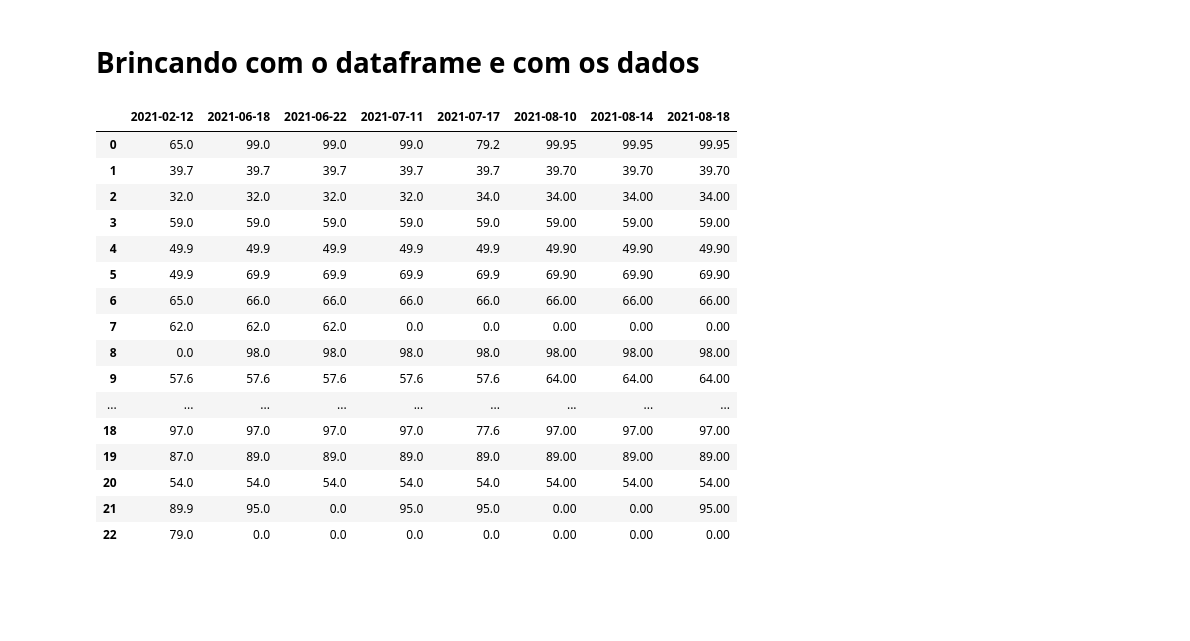
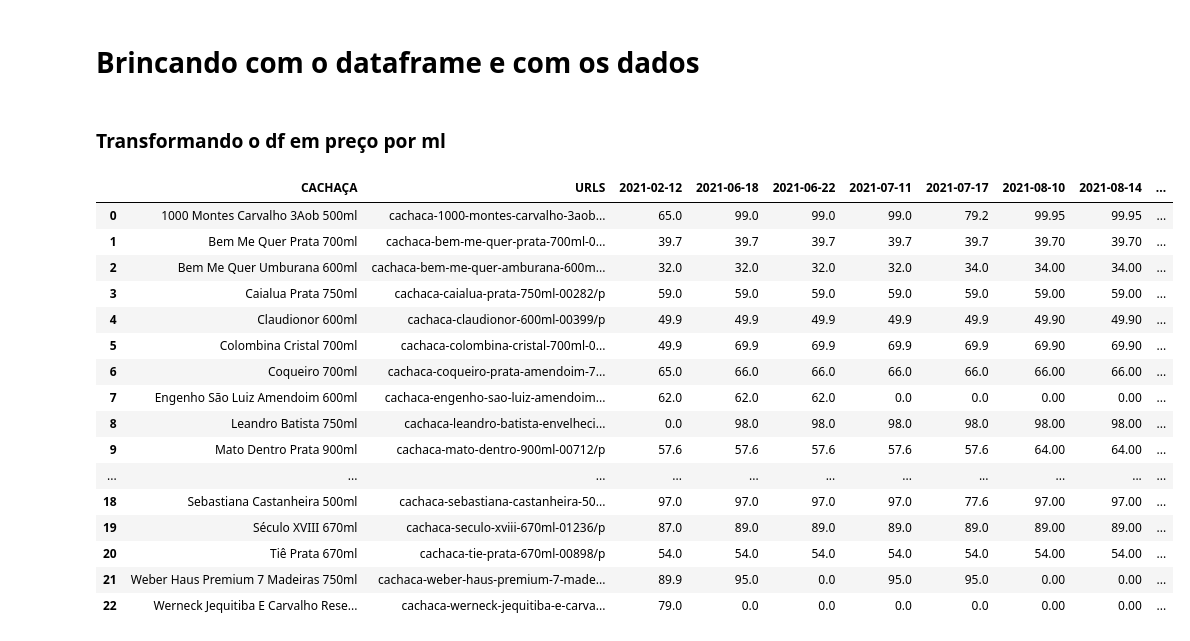
Before and after one commit to d-nct/cachaca, a Jupyter notebook: Cachaça.ipynb, the cells around one changed output. Drawn from its saved outputs; the diff is of its cells as text; code cells hidden in the pictures; blank space fills up the shorter version.

```diff
--- a/Cachaça.ipynb
+++ b/Cachaça.ipynb
@@ -54,24 +60,25 @@ KeyboardInterrupt:
 ----------
 # %% [markdown]
 # Brincando com o dataframe e com os dados
-# %%
-coração = escavador.coração()
-coração
-# %% [output]
-|  | 2021-02-12 | 2021-06-18 | 2021-06-22 | 2021-07-11 | 2021-07-17 | 2021-08-10 | 2021-08-14 | 2021-08-18 |
-| 0 | 65.0 | 99.0 | 99.0 | 99.0 | 79.2 | 99.95 | 99.95 | 99.95 |
-| 1 | 39.7 | 39.7 | 39.7 | 39.7 | 39.7 | 39.70 | 39.70 | 39.70 |
-| 2 | 32.0 | 32.0 | 32.0 | 32.0 | 34.0 | 34.00 | 34.00 | 34.00 |
-| 3 | 59.0 | 59.0 | 59.0 | 59.0 | 59.0 | 59.00 | 59.00 | 59.00 |
-| 4 | 49.9 | 49.9 | 49.9 | 49.9 | 49.9 | 49.90 | 49.90 | 49.90 |
-| 5 | 49.9 | 69.9 | 69.9 | 69.9 | 69.9 | 69.90 | 69.90 | 69.90 |
-| 6 | 65.0 | 66.0 | 66.0 | 66.0 | 66.0 | 66.00 | 66.00 | 66.00 |
-| 7 | 62.0 | 62.0 | 62.0 | 0.0 | 0.0 | 0.00 | 0.00 | 0.00 |
-| 8 | 0.0 | 98.0 | 98.0 | 98.0 | 98.0 | 98.00 | 98.00 | 98.00 |
-| 9 | 57.6 | 57.6 | 57.6 | 57.6 | 57.6 | 64.00 | 64.00 | 64.00 |
-| ... | ... | ... | ... | ... | ... | ... | ... | ... |
-| 18 | 97.0 | 97.0 | 97.0 | 97.0 | 77.6 | 97.00 | 97.00 | 97.00 |
-| 19 | 87.0 | 89.0 | 89.0 | 89.0 | 89.0 | 89.00 | 89.00 | 89.00 |
-| 20 | 54.0 | 54.0 | 54.0 | 54.0 | 54.0 | 54.00 | 54.00 | 54.00 |
-| 21 | 89.9 | 95.0 | 0.0 | 95.0 | 95.0 | 0.00 | 0.00 | 95.00 |
-| 22 | 79.0 | 0.0 | 0.0 | 0.0 | 0.0 | 0.00 | 0.00 | 0.00 |
+# %% [markdown]
+### Transformando o df em preço por ml
+# %%
+escavador.filtro_repetidas()
+# %% [output]
+|  | CACHAÇA | URLS | 2021-02-12 | 2021-06-18 | 2021-06-22 | 2021-07-11 | 2021-07-17 | 2021-08-10 | 2021-08-14 | ... |
+| 0 | 1000 Montes Carvalho 3Aob 500ml | cachaca-1000-montes-carvalho-3aob... | 65.0 | 99.0 | 99.0 | 99.0 | 79.2 | 99.95 | 99.95 | ... |
+| 1 | Bem Me Quer Prata 700ml | cachaca-bem-me-quer-prata-700ml-0... | 39.7 | 39.7 | 39.7 | 39.7 | 39.7 | 39.70 | 39.70 | ... |
+| 2 | Bem Me Quer Umburana 600ml | cachaca-bem-me-quer-amburana-600m... | 32.0 | 32.0 | 32.0 | 32.0 | 34.0 | 34.00 | 34.00 | ... |
+| 3 | Caialua Prata 750ml | cachaca-caialua-prata-750ml-00282/p | 59.0 | 59.0 | 59.0 | 59.0 | 59.0 | 59.00 | 59.00 | ... |
+| 4 | Claudionor 600ml | cachaca-claudionor-600ml-00399/p | 49.9 | 49.9 | 49.9 | 49.9 | 49.9 | 49.90 | 49.90 | ... |
+| 5 | Colombina Cristal 700ml | cachaca-colombina-cristal-700ml-0... | 49.9 | 69.9 | 69.9 | 69.9 | 69.9 | 69.90 | 69.90 | ... |
+| 6 | Coqueiro 700ml | cachaca-coqueiro-prata-amendoim-7... | 65.0 | 66.0 | 66.0 | 66.0 | 66.0 | 66.00 | 66.00 | ... |
+| 7 | Engenho São Luiz Amendoim 600ml | cachaca-engenho-sao-luiz-amendoim... | 62.0 | 62.0 | 62.0 | 0.0 | 0.0 | 0.00 | 0.00 | ... |
+| 8 | Leandro Batista 750ml | cachaca-leandro-batista-envelheci... | 0.0 | 98.0 | 98.0 | 98.0 | 98.0 | 98.00 | 98.00 | ... |
+| 9 | Mato Dentro Prata 900ml | cachaca-mato-dentro-900ml-00712/p | 57.6 | 57.6 | 57.6 | 57.6 | 57.6 | 64.00 | 64.00 | ... |
+| ... | ... | ... | ... | ... | ... | ... | ... | ... | ... | ... |
+| 18 | Sebastiana Castanheira 500ml | cachaca-sebastiana-castanheira-50... | 97.0 | 97.0 | 97.0 | 97.0 | 77.6 | 97.00 | 97.00 | ... |
+| 19 | Século XVIII 670ml | cachaca-seculo-xviii-670ml-01236/p | 87.0 | 89.0 | 89.0 | 89.0 | 89.0 | 89.00 | 89.00 | ... |
+| 20 | Tiê Prata 670ml | cachaca-tie-prata-670ml-00898/p | 54.0 | 54.0 | 54.0 | 54.0 | 54.0 | 54.00 | 54.00 | ... |
+| 21 | Weber Haus Premium 7 Madeiras 750ml | cachaca-weber-haus-premium-7-made... | 89.9 | 95.0 | 0.0 | 95.0 | 95.0 | 0.00 | 0.00 | ... |
+| 22 | Werneck Jequitiba E Carvalho Rese... | cachaca-werneck-jequitiba-e-carva... | 79.0 | 0.0 | 0.0 | 0.0 | 0.0 | 0.00 | 0.00 | ... |
```
Also changed, not shown: parts of 6 cells of this notebook, 2 other files.
